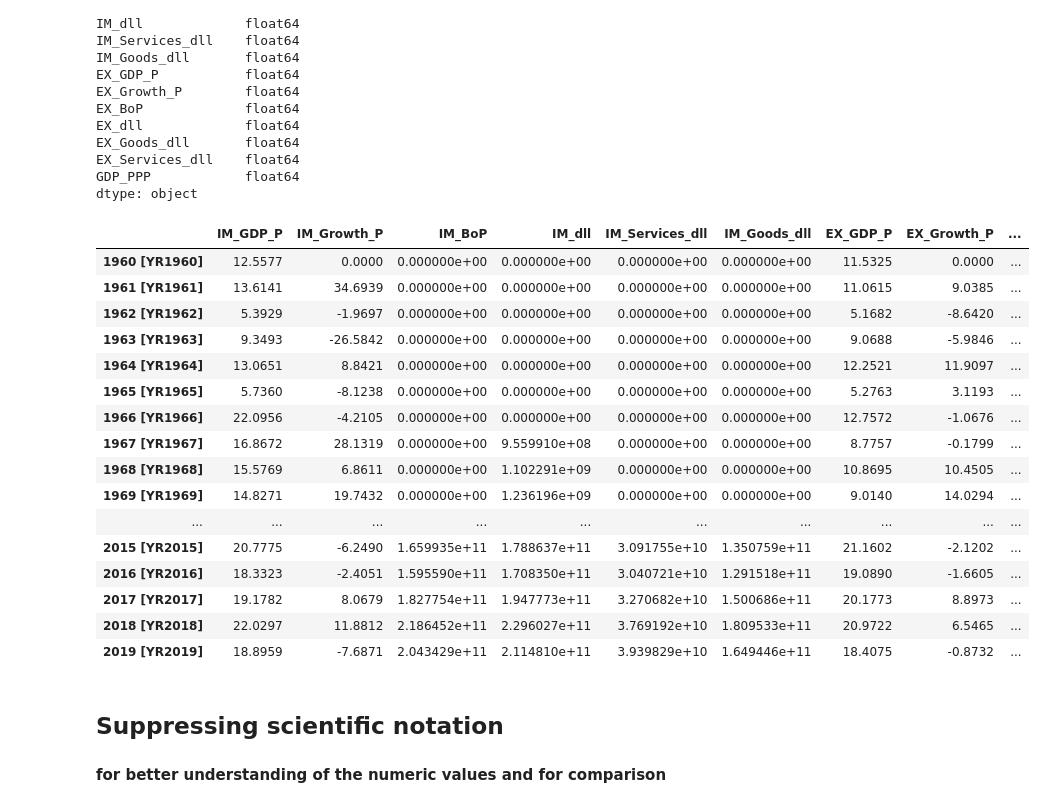
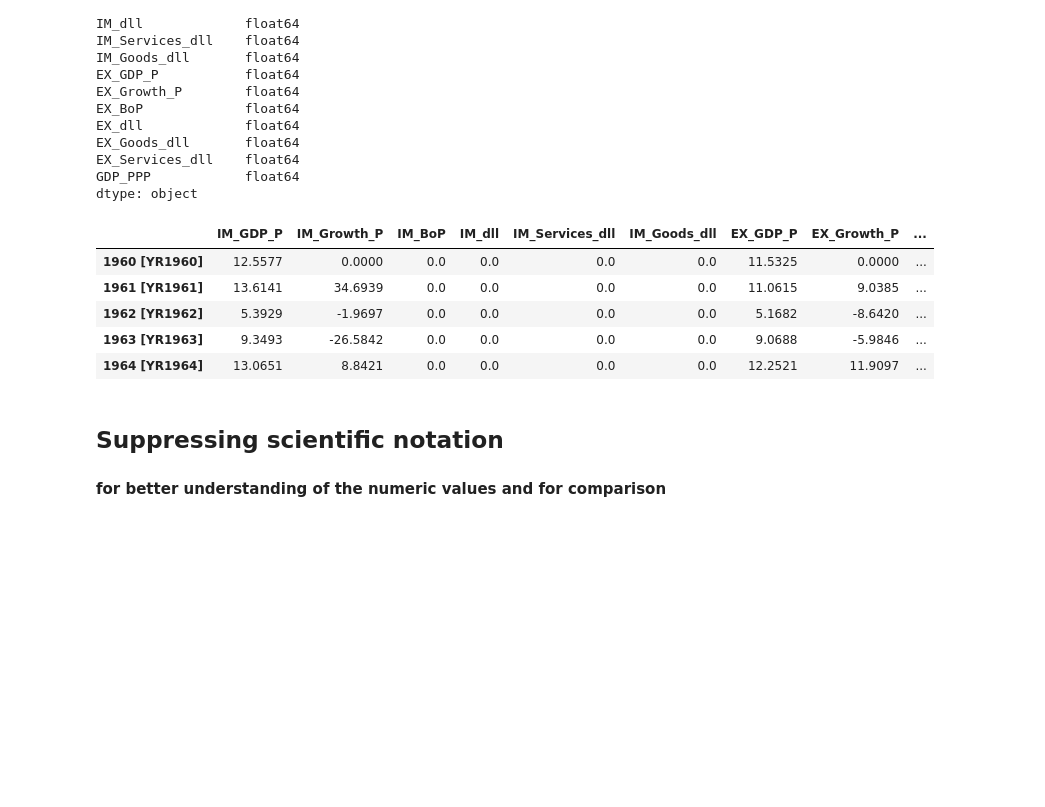
Before and after one commit to AndyRadCat/Country_Trade_EcoGrowth, a Jupyter notebook: Country_Openness_Cleaning.ipynb, the cells around one changed output. Saved outputs shown, nothing was run; the diff lists cells and outputs as text; code cells hidden in the pictures; blank space fills up the shorter version.

```diff
--- a/Country_Openness_Cleaning.ipynb
+++ b/Country_Openness_Cleaning.ipynb
@@ -457,25 +445,14 @@ EX_Services_dll    float64
 GDP_PPP            float64
 dtype: object
 # %%
-country['Indonesia']
+country['Indonesia'].head()
 # %% [output]
 |  | IM_GDP_P | IM_Growth_P | IM_BoP | IM_dll | IM_Services_dll | IM_Goods_dll | EX_GDP_P | EX_Growth_P | ... |
-| 1960 [YR1960] | 12.5577 | 0.0000 | 0.000000e+00 | 0.000000e+00 | 0.000000e+00 | 0.000000e+00 | 11.5325 | 0.0000 | ... |
-| 1961 [YR1961] | 13.6141 | 34.6939 | 0.000000e+00 | 0.000000e+00 | 0.000000e+00 | 0.000000e+00 | 11.0615 | 9.0385 | ... |
-| 1962 [YR1962] | 5.3929 | -1.9697 | 0.000000e+00 | 0.000000e+00 | 0.000000e+00 | 0.000000e+00 | 5.1682 | -8.6420 | ... |
-| 1963 [YR1963] | 9.3493 | -26.5842 | 0.000000e+00 | 0.000000e+00 | 0.000000e+00 | 0.000000e+00 | 9.0688 | -5.9846 | ... |
-| 1964 [YR1964] | 13.0651 | 8.8421 | 0.000000e+00 | 0.000000e+00 | 0.000000e+00 | 0.000000e+00 | 12.2521 | 11.9097 | ... |
-| 1965 [YR1965] | 5.7360 | -8.1238 | 0.000000e+00 | 0.000000e+00 | 0.000000e+00 | 0.000000e+00 | 5.2763 | 3.1193 | ... |
-| 1966 [YR1966] | 22.0956 | -4.2105 | 0.000000e+00 | 0.000000e+00 | 0.000000e+00 | 0.000000e+00 | 12.7572 | -1.0676 | ... |
-| 1967 [YR1967] | 16.8672 | 28.1319 | 0.000000e+00 | 9.559910e+08 | 0.000000e+00 | 0.000000e+00 | 8.7757 | -0.1799 | ... |
-| 1968 [YR1968] | 15.5769 | 6.8611 | 0.000000e+00 | 1.102291e+09 | 0.000000e+00 | 0.000000e+00 | 10.8695 | 10.4505 | ... |
-| 1969 [YR1969] | 14.8271 | 19.7432 | 0.000000e+00 | 1.236196e+09 | 0.000000e+00 | 0.000000e+00 | 9.0140 | 14.0294 | ... |
-| ... | ... | ... | ... | ... | ... | ... | ... | ... | ... |
-| 2015 [YR2015] | 20.7775 | -6.2490 | 1.659935e+11 | 1.788637e+11 | 3.091755e+10 | 1.350759e+11 | 21.1602 | -2.1202 | ... |
-| 2016 [YR2016] | 18.3323 | -2.4051 | 1.595590e+11 | 1.708350e+11 | 3.040721e+10 | 1.291518e+11 | 19.0890 | -1.6605 | ... |
-| 2017 [YR2017] | 19.1782 | 8.0679 | 1.827754e+11 | 1.947773e+11 | 3.270682e+10 | 1.500686e+11 | 20.1773 | 8.8973 | ... |
-| 2018 [YR2018] | 22.0297 | 11.8812 | 2.186452e+11 | 2.296027e+11 | 3.769192e+10 | 1.809533e+11 | 20.9722 | 6.5465 | ... |
-| 2019 [YR2019] | 18.8959 | -7.6871 | 2.043429e+11 | 2.114810e+11 | 3.939829e+10 | 1.649446e+11 | 18.4075 | -0.8732 | ... |
+| 1960 [YR1960] | 12.5577 | 0.0000 | 0.0 | 0.0 | 0.0 | 0.0 | 11.5325 | 0.0000 | ... |
+| 1961 [YR1961] | 13.6141 | 34.6939 | 0.0 | 0.0 | 0.0 | 0.0 | 11.0615 | 9.0385 | ... |
+| 1962 [YR1962] | 5.3929 | -1.9697 | 0.0 | 0.0 | 0.0 | 0.0 | 5.1682 | -8.6420 | ... |
+| 1963 [YR1963] | 9.3493 | -26.5842 | 0.0 | 0.0 | 0.0 | 0.0 | 9.0688 | -5.9846 | ... |
+| 1964 [YR1964] | 13.0651 | 8.8421 | 0.0 | 0.0 | 0.0 | 0.0 | 12.2521 | 11.9097 | ... |
 # %%
 pd.reset_option("display.max_rows")
 # %% [markdown]
```
Also changed, not shown: parts of 14 cells of this notebook, 5 other files.
